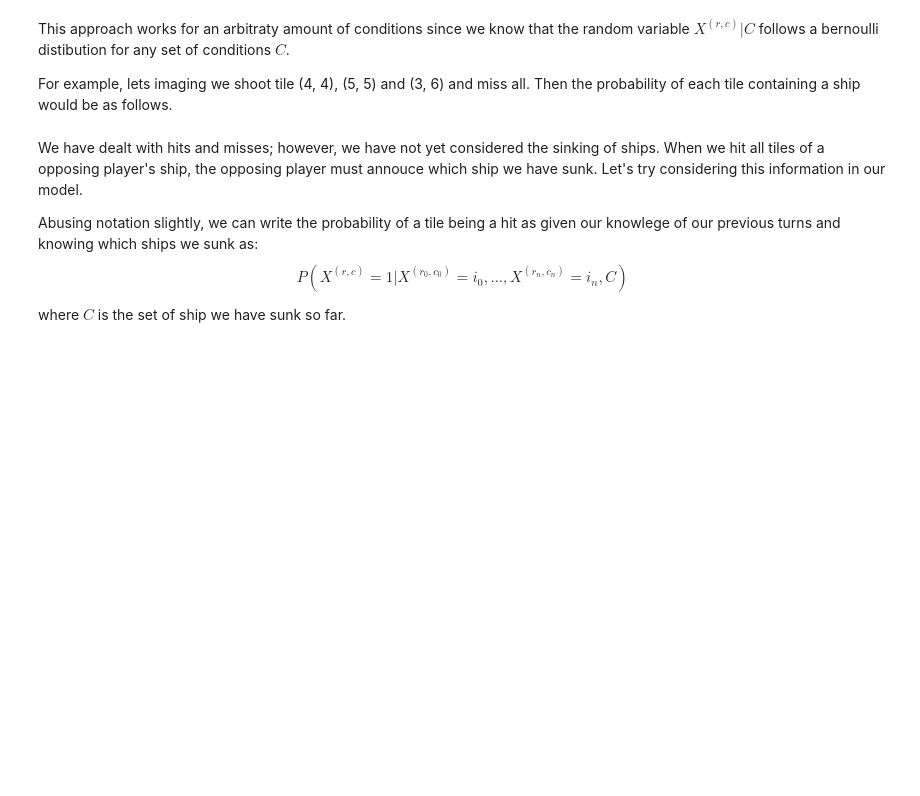
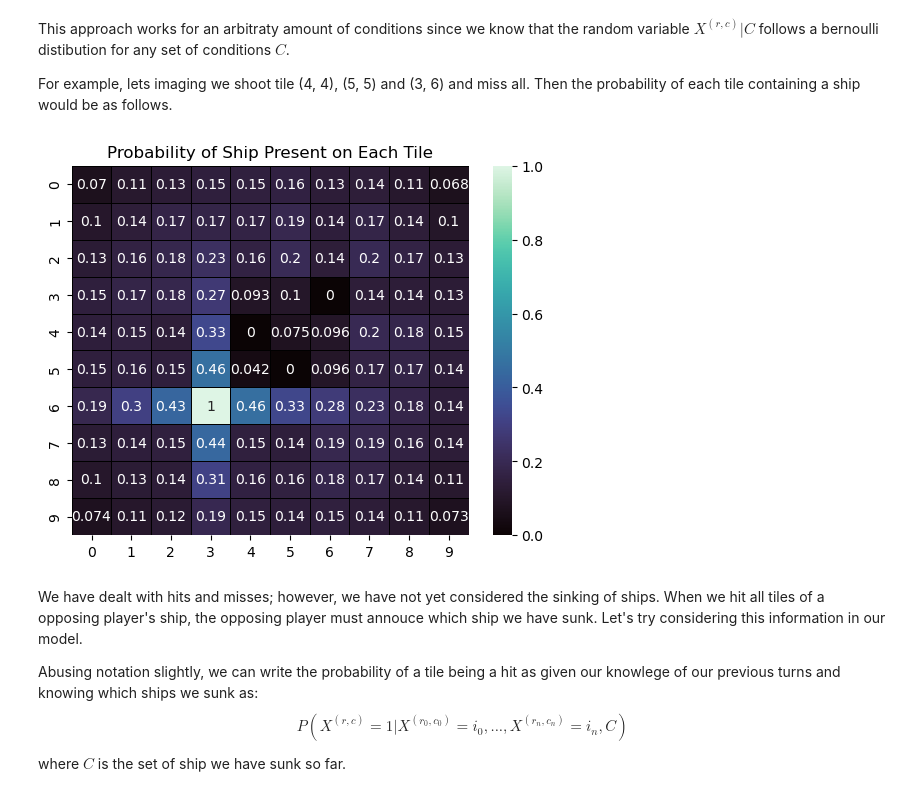
Before and after one commit to damienbose/battleship_analysis, a Jupyter notebook: battleship.ipynb, the cells around one changed output. Saved outputs shown, nothing was run; the diff lists cells and outputs as text; code cells hidden in the pictures; blank space fills up the shorter version.

```diff
--- a/battleship.ipynb
+++ b/battleship.ipynb
@@ -184,10 +211,13 @@ This approach works for an arbitraty amount of conditions since we know that the
 For example, lets imaging we shoot tile (4, 4), (5, 5) and (3, 6) and miss all. Then the probability of each tile containing a ship would be as follows.
 # %%
 n = 10**4
+conditions = [(4, 4, False), (5, 5, False), (3, 6, False), (6, 3, True)]
 
-conditions = [(4, 4, False), (5, 5, False), (3, 6, False), (6, 3, True)]
-probability_heatmap = generate_heatmap(Board(ships), n, conditions)
-plot_probability_heatmap(probability_heatmap)
+generator = ProbabilityGenerator(number_trials=n, conditions=conditions)
+generator.generate_probabilities()
+generator.plot_probability_heatmap()
+# %% [output]
+[figure, added]
 # %% [markdown]
 We have dealt with hits and misses; however, we have not yet considered the sinking of ships. When we hit all tiles of a opposing player's ship, the opposing player must annouce which ship we have sunk. Let's try considering this information in our model.
 
```
Also changed, not shown: parts of 13 cells of this notebook.
